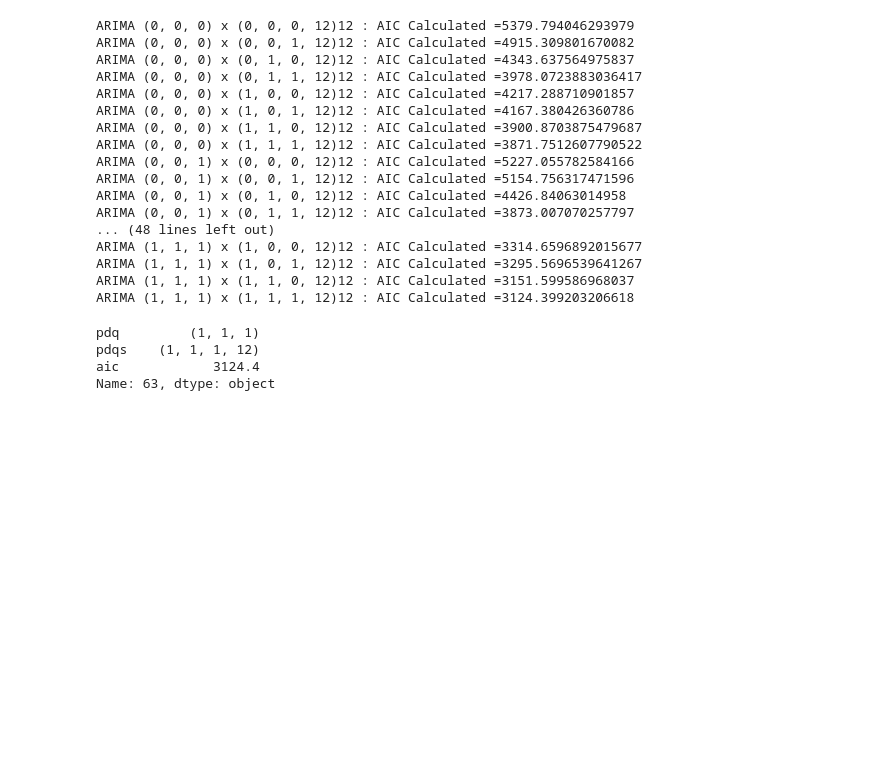
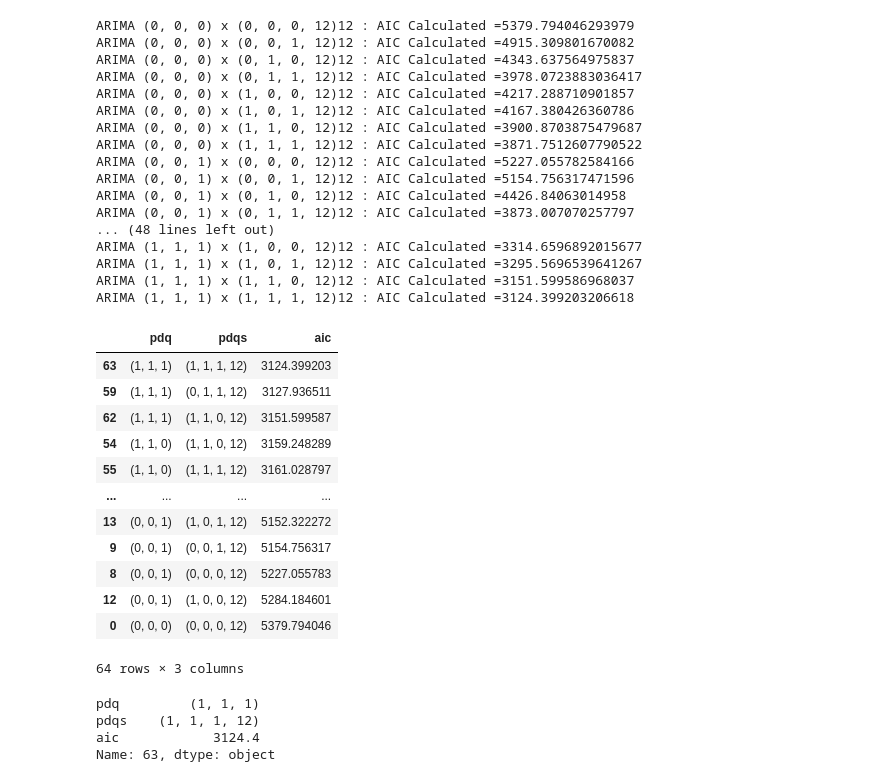
Before and after one commit to davidrtorres/Model-4-Brooklyn-Real-Estate-Investment, a Jupyter notebook: time-series/starter_notebook-Copy4.ipynb, the cells around one changed output. Drawn from its saved outputs; the diff is of its cells as text; code cells hidden in the pictures; blank space fills up the shorter version.

```diff
--- a/time-series/starter_notebook-Copy4.ipynb
+++ b/time-series/starter_notebook-Copy4.ipynb
@@ -550,11 +617,11 @@ def gridsearch_pdq(pdq, pdqs, df):
 
 
     # Find the parameters with minimal AIC value
-#     ans_df = pd.DataFrame(ans, columns=['pdq', 'pdqs', 'aic'])
-#     ans_df.loc[ans_df['aic'].idxmin()]
+    ans_df = pd.DataFrame(ans, columns=['pdq', 'pdqs', 'aic'])
+    #ans_df.loc[ans_df['aic'].idxmin()]
 
 
-    return ans
+    return ans_df
 # %%
 gs_pdq = gridsearch_pdq(pdq, pdqs,brooklyn_zips[11238])
 # %% [output]
@@ -575,6 +642,22 @@ ARIMA (1, 1, 1) x (1, 0, 0, 12)12 : AIC Calculated =3314.6596892015677
 ARIMA (1, 1, 1) x (1, 0, 1, 12)12 : AIC Calculated =3295.5696539641267
 ARIMA (1, 1, 1) x (1, 1, 0, 12)12 : AIC Calculated =3151.599586968037
 ARIMA (1, 1, 1) x (1, 1, 1, 12)12 : AIC Calculated =3124.399203206618
+# %%
+gs_pdq.sort_values(by='aic')
+# %% [output]
+|  | pdq | pdqs | aic |
+| 63 | (1, 1, 1) | (1, 1, 1, 12) | 3124.399203 |
+| 59 | (1, 1, 1) | (0, 1, 1, 12) | 3127.936511 |
+| 62 | (1, 1, 1) | (1, 1, 0, 12) | 3151.599587 |
+| 54 | (1, 1, 0) | (1, 1, 0, 12) | 3159.248289 |
+| 55 | (1, 1, 0) | (1, 1, 1, 12) | 3161.028797 |
+| ... | ... | ... | ... |
+| 13 | (0, 0, 1) | (1, 0, 1, 12) | 5152.322272 |
+| 9 | (0, 0, 1) | (0, 0, 1, 12) | 5154.756317 |
+| 8 | (0, 0, 1) | (0, 0, 0, 12) | 5227.055783 |
+| 12 | (0, 0, 1) | (1, 0, 0, 12) | 5284.184601 |
+| 0 | (0, 0, 0) | (0, 0, 0, 12) | 5379.794046 |
+64 rows × 3 columns
 # %%
 # Find the parameters with minimal AIC value
 ans_df = pd.DataFrame(gs_pdq, columns=['pdq', 'pdqs', 'aic'])
```
Also changed, not shown: parts of 18 cells of this notebook, 9 other files.
